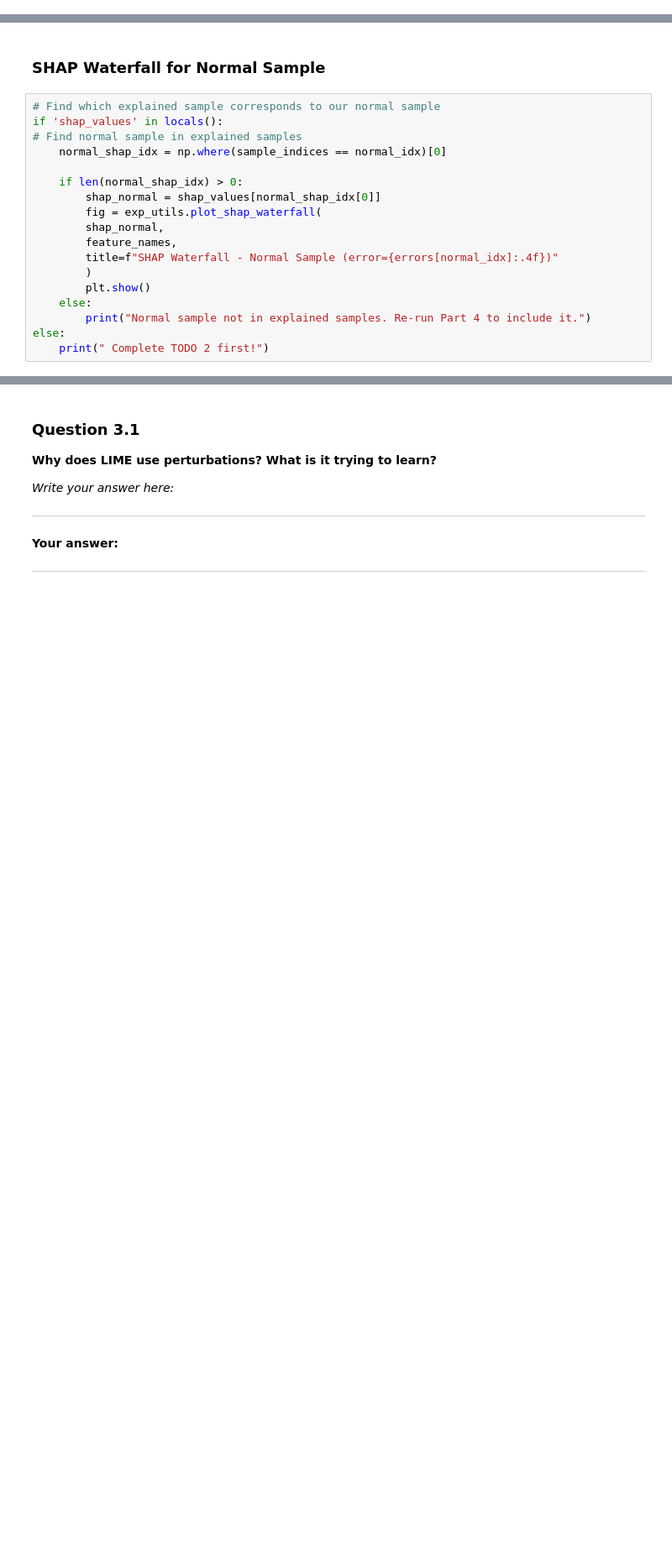
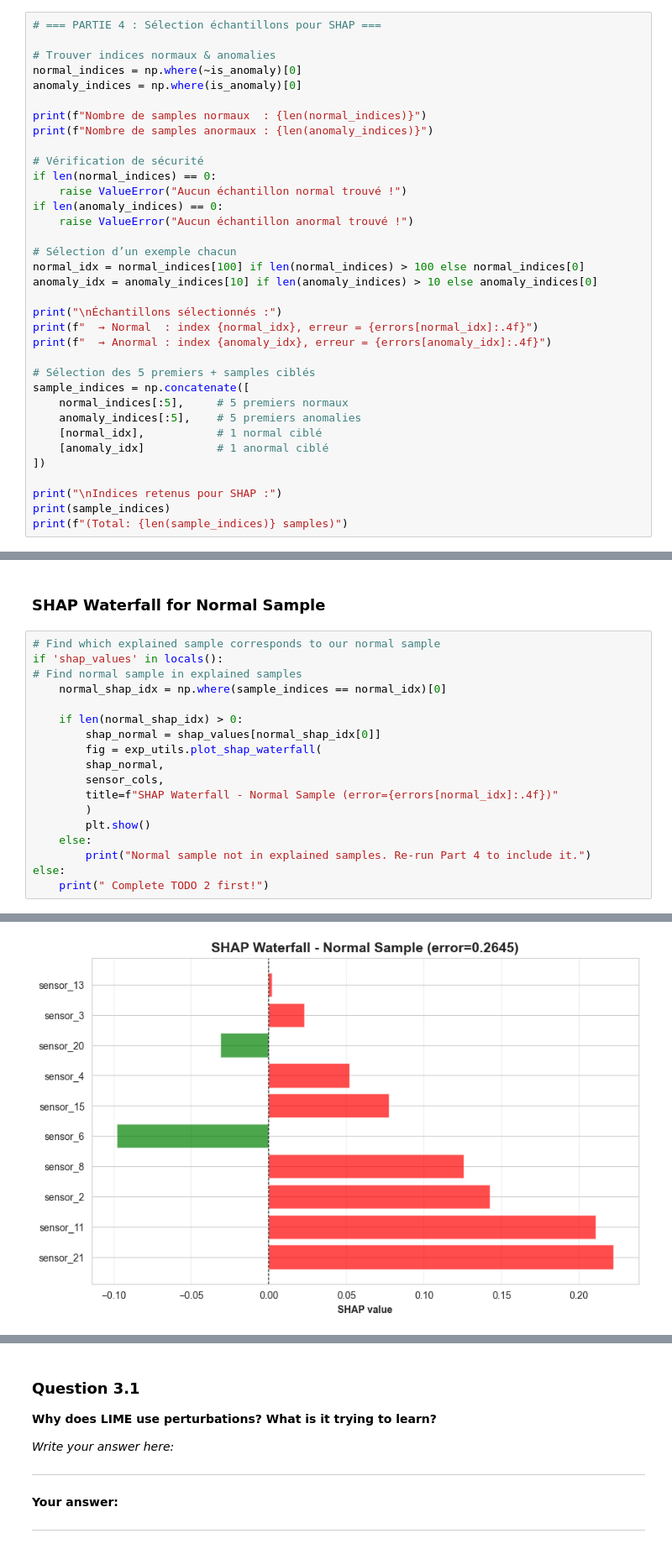
Before and after one commit to Abdel192002/TP_process_data, a Jupyter notebook: notebooks/02_explainability_analysis.ipynb, the cells around one changed output, grey strips where cells are left out. Shown at 84% size. Cells and saved outputs as stored; diff of their text form; blank space fills up the shorter version.

```diff
--- a/notebooks/02_explainability_analysis.ipynb
+++ b/notebooks/02_explainability_analysis.ipynb
@@ -206,0 +192,35 @@ Selected samples:
+# %%
+# === PARTIE 4 : Sélection échantillons pour SHAP ===
+
+# Trouver indices normaux & anomalies
+normal_indices = np.where(~is_anomaly)[0]
+anomaly_indices = np.where(is_anomaly)[0]
+
+print(f"Nombre de samples normaux  : {len(normal_indices)}")
+print(f"Nombre de samples anormaux : {len(anomaly_indices)}")
+
+# Vérification de sécurité
+if len(normal_indices) == 0:
+    raise ValueError("Aucun échantillon normal trouvé !")
+if len(anomaly_indices) == 0:
+    raise ValueError("Aucun échantillon anormal trouvé !")
+
+# Sélection d’un exemple chacun
+normal_idx = normal_indices[100] if len(normal_indices) > 100 else normal_indices[0]
+anomaly_idx = anomaly_indices[10] if len(anomaly_indices) > 10 else anomaly_indices[0]
+
+print("\nÉchantillons sélectionnés :")
+print(f"  → Normal  : index {normal_idx}, erreur = {errors[normal_idx]:.4f}")
+print(f"  → Anormal : index {anomaly_idx}, erreur = {errors[anomaly_idx]:.4f}")
+
+# Sélection des 5 premiers + samples ciblés
+sample_indices = np.concatenate([
+    normal_indices[:5],     # 5 premiers normaux
+    anomaly_indices[:5],    # 5 premiers anomalies
+    [normal_idx],           # 1 normal ciblé
+    [anomaly_idx]           # 1 anormal ciblé
+])
+
+print("\nIndices retenus pour SHAP :")
+print(sample_indices)
+print(f"(Total: {len(sample_indices)} samples)")
@@ -414,7 +445,7 @@ if 'shap_values' in locals():
         shap_normal = shap_values[normal_shap_idx[0]]
         fig = exp_utils.plot_shap_waterfall(
         shap_normal,
-        feature_names,
+        sensor_cols,
         title=f"SHAP Waterfall - Normal Sample (error={errors[normal_idx]:.4f})"
         )
         plt.show()
@@ -427,3 +457,4 @@ Normal sample not in explained samples. Re-run Part 4 to include it.
+[figure, added]
 # %% [markdown]
 ### Question 2.1
 
```
Also changed, not shown: parts of 24 cells of this notebook.
